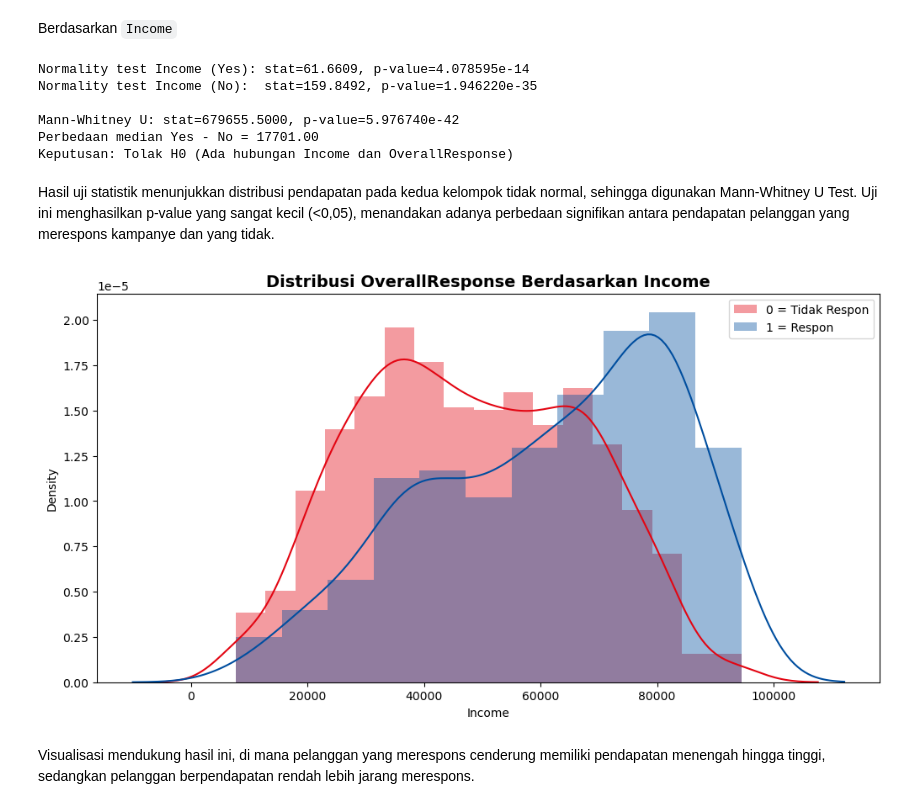
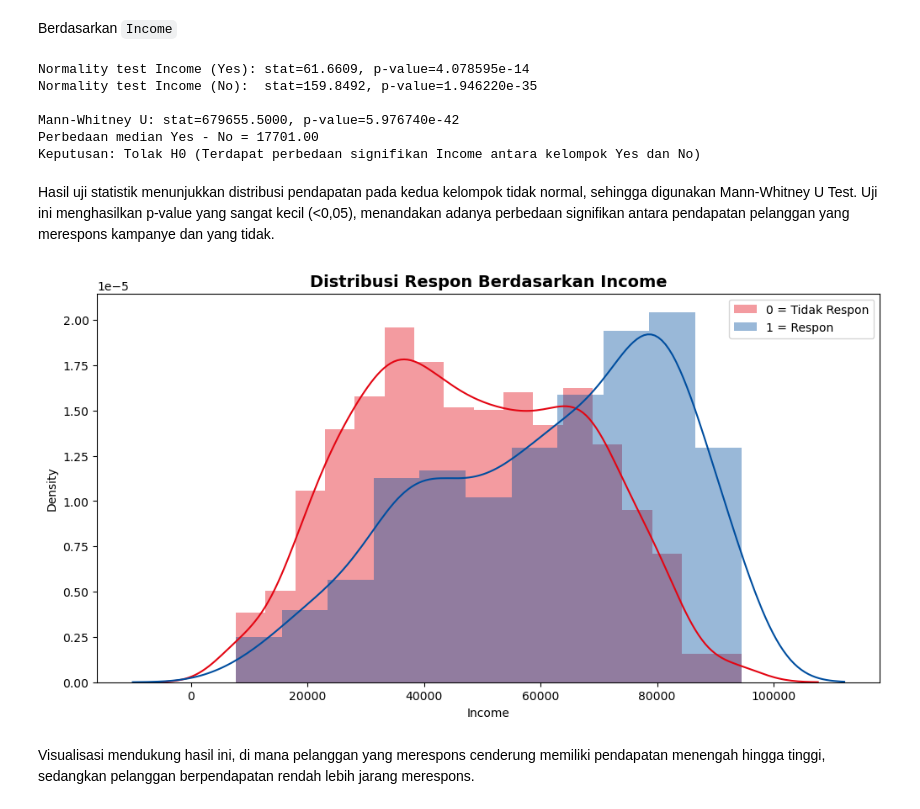
Before and after one commit to DianNainggolan/DianMargarethaNainggolan_Capstone_2, a Jupyter notebook: Dian Margaretha Nainggolan_Capstone Project Module 2_Supermarket Customers.ipynb, the cells around one changed output. Saved outputs shown, nothing was run; the diff lists cells and outputs as text; code cells hidden in the pictures.

```diff
--- a/Dian Margaretha Nainggolan_Capstone Project Module 2_Supermarket Customers.ipynb
+++ b/Dian Margaretha Nainggolan_Capstone Project Module 2_Supermarket Customers.ipynb
@@ -676,28 +696,30 @@ effect = income_yes.median() - income_no.median()
 
 print(f"\nMann-Whitney U: stat={stat:.4f}, p-value={p_val:.6e}")
 print(f"Perbedaan median Yes - No = {effect:.2f}")
-print("Keputusan:", "Tolak H0 (Ada hubungan Income dan OverallResponse)"
-      if p_val < alpha else "Terima H0 (Tidak ada hubungan Income dan OverallResponse)")
+print("Keputusan:",
+      "Tolak H0 (Terdapat perbedaan signifikan Income antara kelompok Yes dan No)"
+      if p_val < alpha
+      else "Gagal tolak H0 (Tidak terdapat perbedaan signifikan Income antara kelompok Yes dan No)")
 # %% [output]
 Normality test Income (Yes): stat=61.6609, p-value=4.078595e-14
 Normality test Income (No):  stat=159.8492, p-value=1.946220e-35
 
 Mann-Whitney U: stat=679655.5000, p-value=5.976740e-42
 Perbedaan median Yes - No = 17701.00
-Keputusan: Tolak H0 (Ada hubungan Income dan OverallResponse)
+Keputusan: Tolak H0 (Terdapat perbedaan signifikan Income antara kelompok Yes dan No)
 # %% [markdown]
 Hasil uji statistik menunjukkan distribusi pendapatan pada kedua kelompok tidak normal, sehingga digunakan Mann-Whitney U Test. Uji ini menghasilkan p-value yang sangat kecil (<0,05), menandakan adanya perbedaan signifikan antara pendapatan pelanggan yang merespons kampanye dan yang tidak.
 # %%
 plt.figure(figsize=(12,6))
 sns.distplot(df[df['OverallResponse']==0]['Income'], label="0 = Tidak Respon", color="#E30613")
 sns.distplot(df[df['OverallResponse']==1]['Income'], label="1 = Respon", color="#004E9F")
-plt.title('Distribusi OverallResponse Berdasarkan Income', fontsize=14, fontweight='bold')
+plt.title('Distribusi Respon Berdasarkan Income', fontsize=14, fontweight='bold')
 plt.xlabel('Income')
 plt.ylabel('Density')
 plt.legend()
 plt.show()
 # %% [output]
-[figure, old version]
+[figure, new version]
 # %% [markdown]
 Visualisasi mendukung hasil ini, di mana pelanggan yang merespons cenderung memiliki pendapatan menengah hingga tinggi, sedangkan pelanggan berpendapatan rendah lebih jarang merespons.
 # %% [markdown]
```
Also changed, not shown: parts of 9 cells of this notebook.
